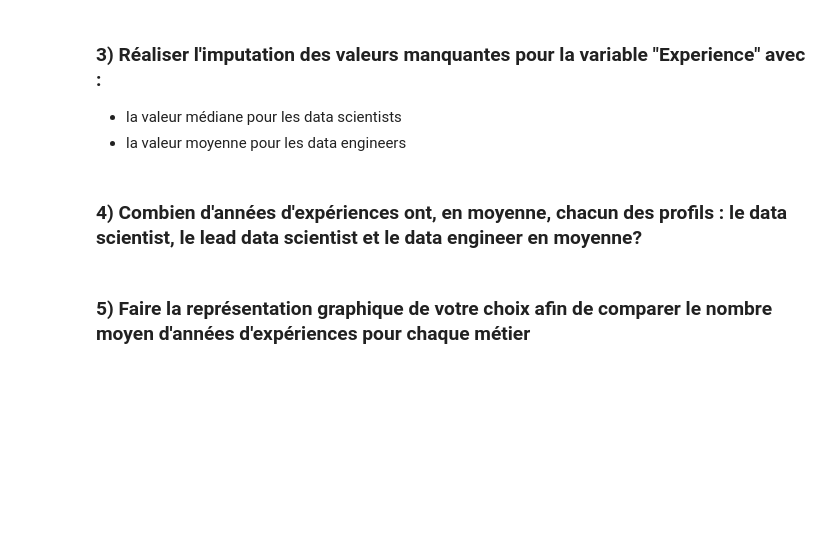
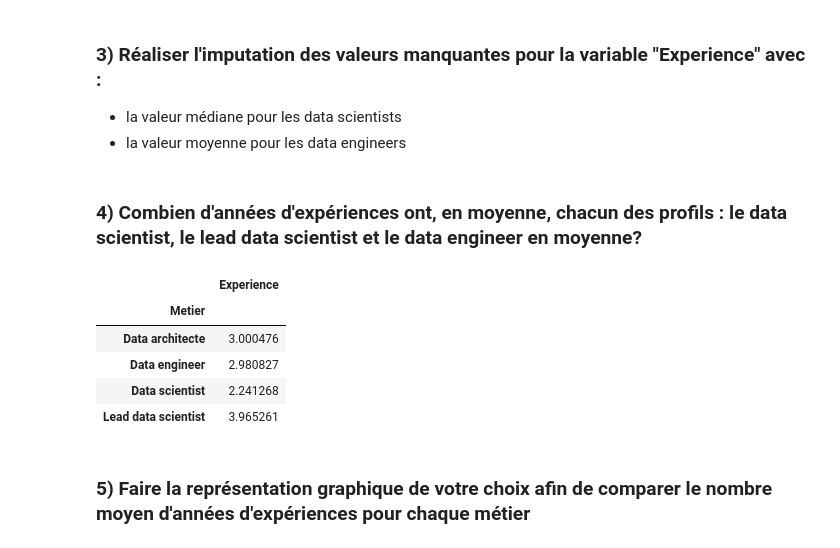
Before and after one commit to hansglick/test_aquila, a Jupyter notebook: notebooks/Test_Technique_ML.ipynb, the cells around one changed output. Drawn from its saved outputs; the diff is of its cells as text; code cells hidden in the pictures; blank space fills up the shorter version.

```diff
--- a/notebooks/Test_Technique_ML.ipynb
+++ b/notebooks/Test_Technique_ML.ipynb
@@ -100,6 +84,14 @@ df.loc[filter_dataengineer,"Experience"] = experience_median_dataengineer
 ### 4) Combien d'années d'expériences ont, en moyenne, chacun des profils : le data scientist, le lead data scientist et le data engineer en moyenne?
 # %%
 mean_experience_by_metier = df.groupby("Metier").agg({'Experience':'mean'})
+mean_experience_by_metier
+# %% [output]
+|  | Experience |
+| Metier |  |
+| Data architecte | 3.000476 |
+| Data engineer | 2.980827 |
+| Data scientist | 2.241268 |
+| Lead data scientist | 3.965261 |
 # %% [markdown]
 ### 5) Faire la représentation graphique de votre choix afin de comparer le nombre moyen d'années d'expériences pour chaque métier
 # %%
```
Also changed, not shown: parts of 25 cells of this notebook, 2 other files.
